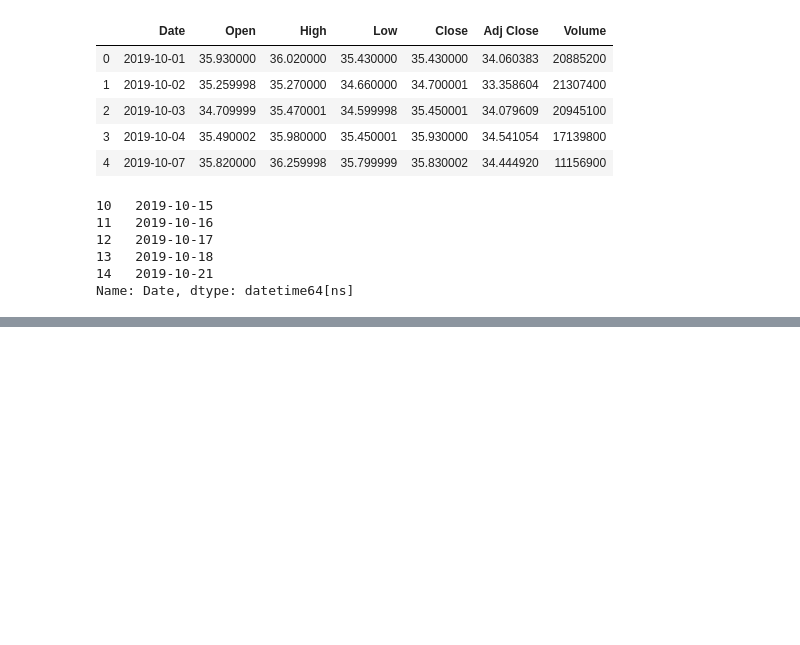
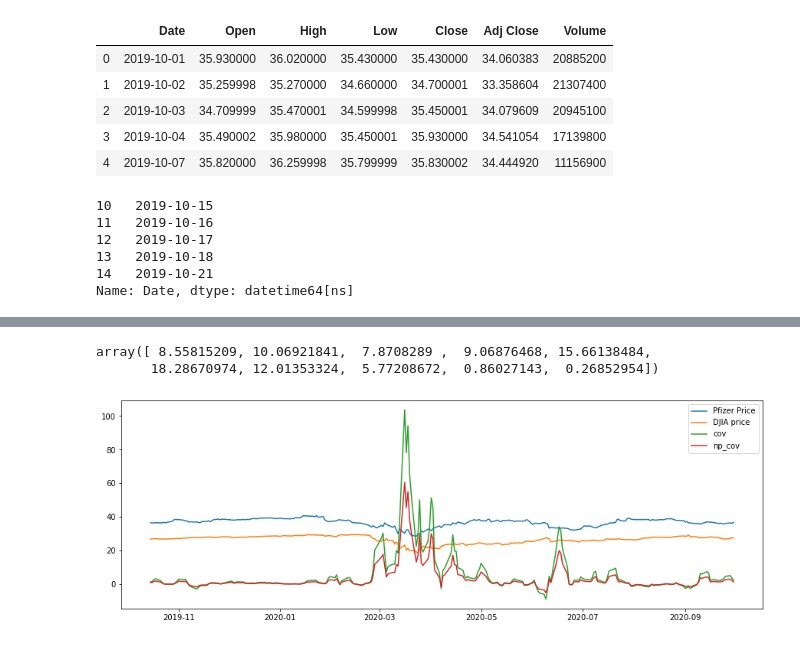
Before and after one commit to sspathak/market-sentiment-analysis, a Jupyter notebook: code/experiments.ipynb, the cells around one changed output, grey strips where cells are left out. Drawn from its saved outputs; the diff is of its cells as text; code cells hidden in the pictures; blank space fills up the shorter version.

Commit message:
added covariance plots

```diff
--- a/code/experiments.ipynb
+++ b/code/experiments.ipynb
@@ -49,0 +54,25 @@ plt.show()
+# %%
+djia = pd.read_csv("../dataset/stock_price_data/DJIA_data.csv")
+djia_data = djia['Close']
+relative_price = (djia_data[m+n:]/pfizer_close[m+n:])/10
+mean_diff1 = np.array([(pfizer_close[i-n:i] - (sum(pfizer_close[i-n:i])/n)) for i in range(n, len(pfizer_close))])
+mean_diff2 = np.array([(djia_data[i-n:i] - (sum(djia_data[i-n:i])/n)) for i in range(n, len(djia_data))])
+mean_diff_prod = mean_diff1[:-1].T * mean_diff2.T
+moving_sum = np.array([sum(mean_diff_prod[i-n:i]) for i in range(n, len(mean_diff_prod))])
+
+np_cov = np.array([np.cov(pfizer_close[i-n:i], djia_data[i-n:i])[0,1]/n for i in range(n, len(pfizer_close))])
+np_cov[:10]
+# %% [output]
+array([ 8.55815209, 10.06921841,  7.8708289 ,  9.06876468, 15.66138484,
+       18.28670974, 12.01353324,  5.77208672,  0.86027143,  0.26852954])
+# %%
+# plt.clear()
+# plt.plot(dates, relative_price, label="Relative Price")
+plt.plot(dates, pfizer_close[n+m:], label="Pfizer Price")
+plt.plot(dates, djia_data[m+n-1:]/1000, label="DJIA price")
+plt.plot(dates, cov[2:], label='cov')
+plt.plot(dates, np_cov[2:-1]/10, label='np_cov')
+plt.legend()
+plt.show()
+# %% [output]
+[figure, added]
```
Also changed, not shown: parts of 1 cell of this notebook.
